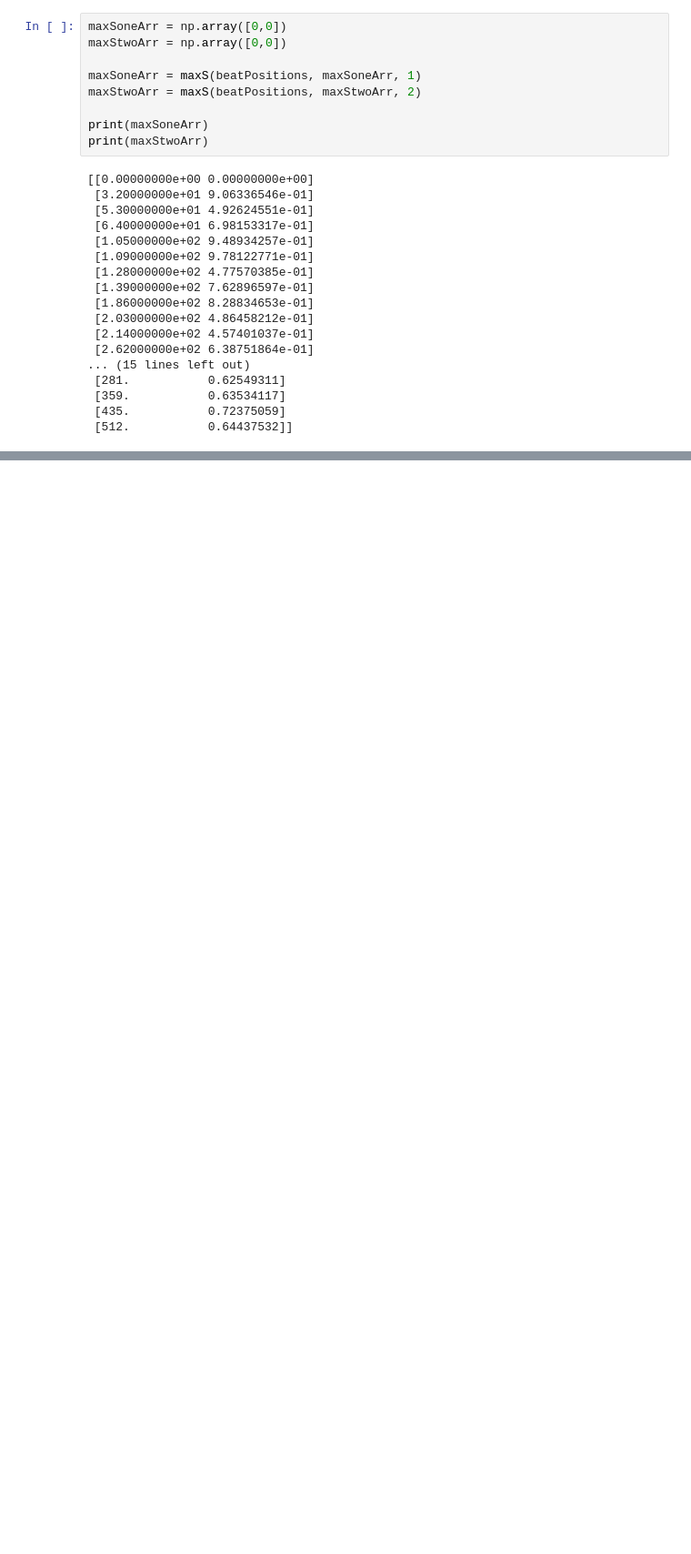
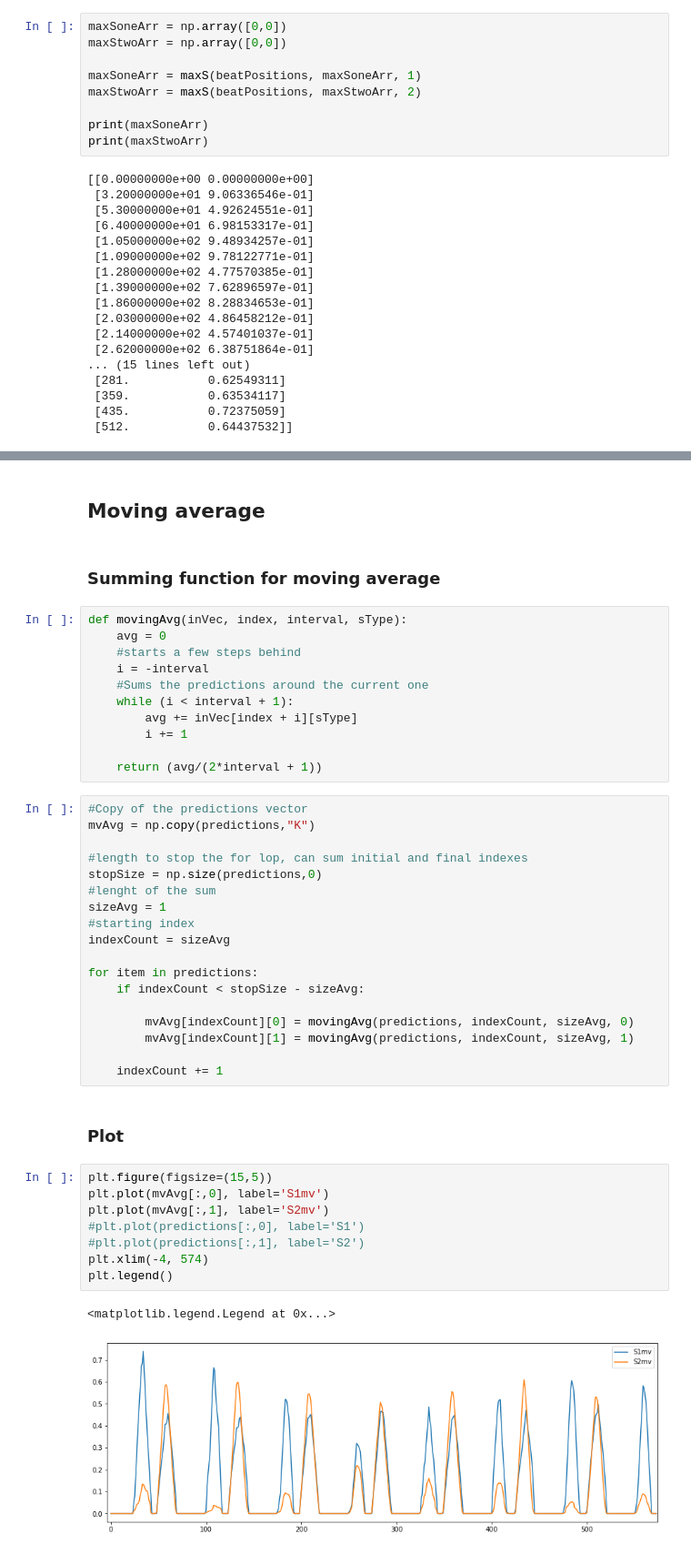
Before and after one commit to blackmountainb/taad-project, a Jupyter notebook: code/Model_Predict.ipynb, the cells around one changed output, grey strips where cells are left out. Shown: that part at 91% size. Drawn from its saved outputs; the diff is of its cells as text; blank space fills up the shorter version.

Commit message:
Added moving average

```diff
--- a/code/Model_Predict.ipynb
+++ b/code/Model_Predict.ipynb
@@ -303,0 +271,46 @@ S2 positions: [58, 134, 209, 281, 359, 435, 512, 558]
+# %% [markdown]
+## Moving average
+# %% [markdown]
+### Summing function for moving average
+# %%
+def movingAvg(inVec, index, interval, sType):
+    avg = 0
+    #starts a few steps behind
+    i = -interval
+    #Sums the predictions around the current one
+    while (i < interval + 1):
+        avg += inVec[index + i][sType]
+        i += 1
+
+    return (avg/(2*interval + 1))
+# %%
+#Copy of the predictions vector
+mvAvg = np.copy(predictions,"K")
+
+#length to stop the for lop, can sum initial and final indexes
+stopSize = np.size(predictions,0)
+#lenght of the sum
+sizeAvg = 1
+#starting index
+indexCount = sizeAvg
+
+for item in predictions:
+    if indexCount < stopSize - sizeAvg:
+
+        mvAvg[indexCount][0] = movingAvg(predictions, indexCount, sizeAvg, 0)
+        mvAvg[indexCount][1] = movingAvg(predictions, indexCount, sizeAvg, 1)
+
+    indexCount += 1
+# %% [markdown]
+### Plot
+# %%
+plt.figure(figsize=(15,5))
+plt.plot(mvAvg[:,0], label='S1mv')
+plt.plot(mvAvg[:,1], label='S2mv')
+#plt.plot(predictions[:,0], label='S1')
+#plt.plot(predictions[:,1], label='S2')
+plt.xlim(-4, 574)
+plt.legend()
+# %% [output]
+<matplotlib.legend.Legend at 0x...>
+[figure, added]
```
Also changed, not shown: parts of 8 cells of this notebook, 1 other file.
